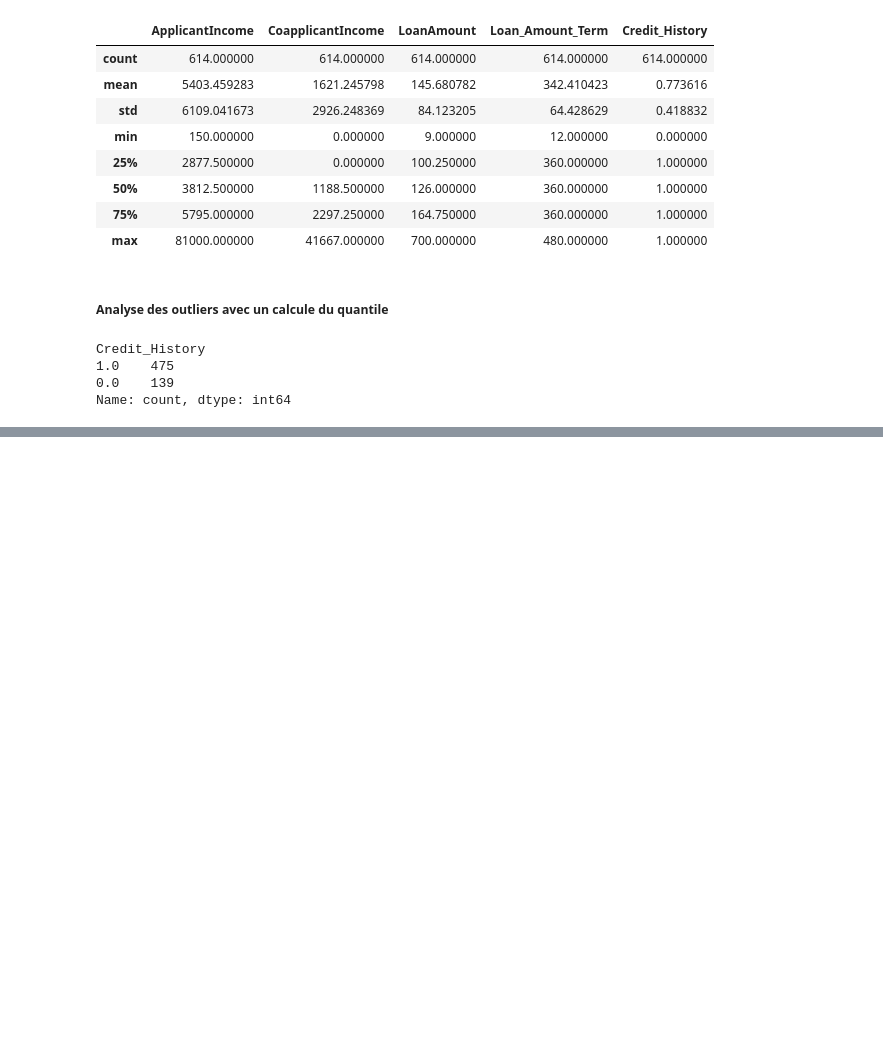
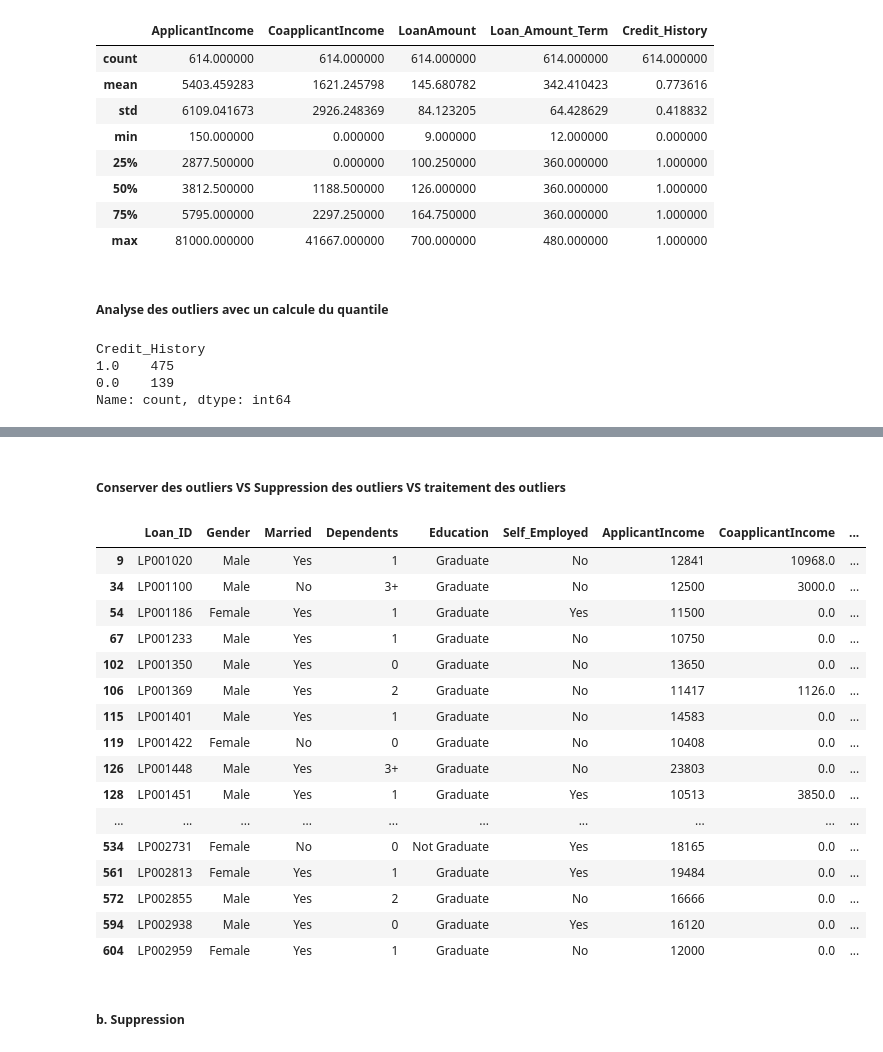
Before and after one commit to TheSmartisen/bank-prediction, a Jupyter notebook: notebooks/preprocessing.ipynb, the cells around one changed output, grey strips where cells are left out. Cells and saved outputs as stored; diff of their text form; code cells hidden in the pictures; blank space fills up the shorter version.

```diff
--- a/notebooks/preprocessing.ipynb
+++ b/notebooks/preprocessing.ipynb
@@ -123,0 +180,5 @@ df = df.dropna(subset=["Loan_Status"])
+# %%
+df_education = df.copy()
+mapping = {"Graduate": 1, "Not Graduate": 0}
+df_education["Education_encoder"] = df["Education"].map(mapping)
+df_education[["Education", "Education_encoder"]].value_counts()
@@ -123,0 +220,5 @@ df = df.dropna(subset=["Loan_Status"])
+# %%
+le = LabelEncoder()
+df_self_employed = df.copy()
+df_self_employed["Dependents_encoder"] = le.fit_transform(df_self_employed["Dependents"])
+df_self_employed[["Dependents", "Dependents_encoder"]].value_counts()
@@ -123,0 +235,4 @@ df = df.dropna(subset=["Loan_Status"])
+# %%
+dummies = pd.get_dummies(df["Property_Area"], prefix="Property_Area")
+encoded_df = pd.concat([df, dummies], axis=1).drop(columns=["Property_Area"])
+encoded_df[[col for col in encoded_df.columns.to_list() if "Property_Area" in col]]
@@ -124,3 +255,22 @@ df = df.dropna(subset=["Loan_Status"])
+# %%
+encoders_config = {}
+
+for col in df.columns:
+    if col == "Gender" or col == "Married" or col == "Self_Employed" or col == "Loan_Status" or col == "Dependents":
+        # labelEncoder
+        le = LabelEncoder()
+        df[col] = le.fit_transform(df[col])
+        encoders_config[col] = {"type": "LabelEncoder", "encoder": le}
+    elif col == "Education":
+        # Mapping manuel
+        mapping = {"Graduate": 0, "Not Graduate": 1}
+        df[col] = df[col].map(mapping)
+        encoders_config[col] = {"type": "map", "mapping": mapping}
+    elif col == "Property_Area":
+        # One-Hot Encoding
+        dummies = pd.get_dummies(df[col], prefix=col)
+        df = pd.concat([df, dummies], axis=1).drop(columns=[col])
+        encoders_config[col] = {"type": "get_dummies", "columns": dummies.columns.tolist()}
 # %% [markdown]
 ##### Enregistrement du dataset
 # %%
@@ -197,0 +344,24 @@ Nombre d'outliers : 227
+# %% [markdown]
+##### Conserver des outliers VS Suppression des outliers VS traitement des outliers
+# %%
+outliers["ApplicantIncome"]
+# %% [output]
+|  | Loan_ID | Gender | Married | Dependents | Education | Self_Employed | ApplicantIncome | CoapplicantIncome | ... |
+| 9 | LP001020 | Male | Yes | 1 | Graduate | No | 12841 | 10968.0 | ... |
+| 34 | LP001100 | Male | No | 3+ | Graduate | No | 12500 | 3000.0 | ... |
+| 54 | LP001186 | Female | Yes | 1 | Graduate | Yes | 11500 | 0.0 | ... |
+| 67 | LP001233 | Male | Yes | 1 | Graduate | No | 10750 | 0.0 | ... |
+| 102 | LP001350 | Male | Yes | 0 | Graduate | No | 13650 | 0.0 | ... |
+| 106 | LP001369 | Male | Yes | 2 | Graduate | No | 11417 | 1126.0 | ... |
+| 115 | LP001401 | Male | Yes | 1 | Graduate | No | 14583 | 0.0 | ... |
+| 119 | LP001422 | Female | No | 0 | Graduate | No | 10408 | 0.0 | ... |
+| 126 | LP001448 | Male | Yes | 3+ | Graduate | No | 23803 | 0.0 | ... |
+| 128 | LP001451 | Male | Yes | 1 | Graduate | Yes | 10513 | 3850.0 | ... |
+| ... | ... | ... | ... | ... | ... | ... | ... | ... | ... |
+| 534 | LP002731 | Female | No | 0 | Not Graduate | Yes | 18165 | 0.0 | ... |
+| 561 | LP002813 | Female | Yes | 1 | Graduate | Yes | 19484 | 0.0 | ... |
+| 572 | LP002855 | Male | Yes | 2 | Graduate | No | 16666 | 0.0 | ... |
+| 594 | LP002938 | Male | Yes | 0 | Graduate | Yes | 16120 | 0.0 | ... |
+| 604 | LP002959 | Female | Yes | 1 | Graduate | No | 12000 | 0.0 | ... |
+# %% [markdown]
+##### b. Suppression
```
Also changed, not shown: parts of 30 cells of this notebook, 3 other files.
